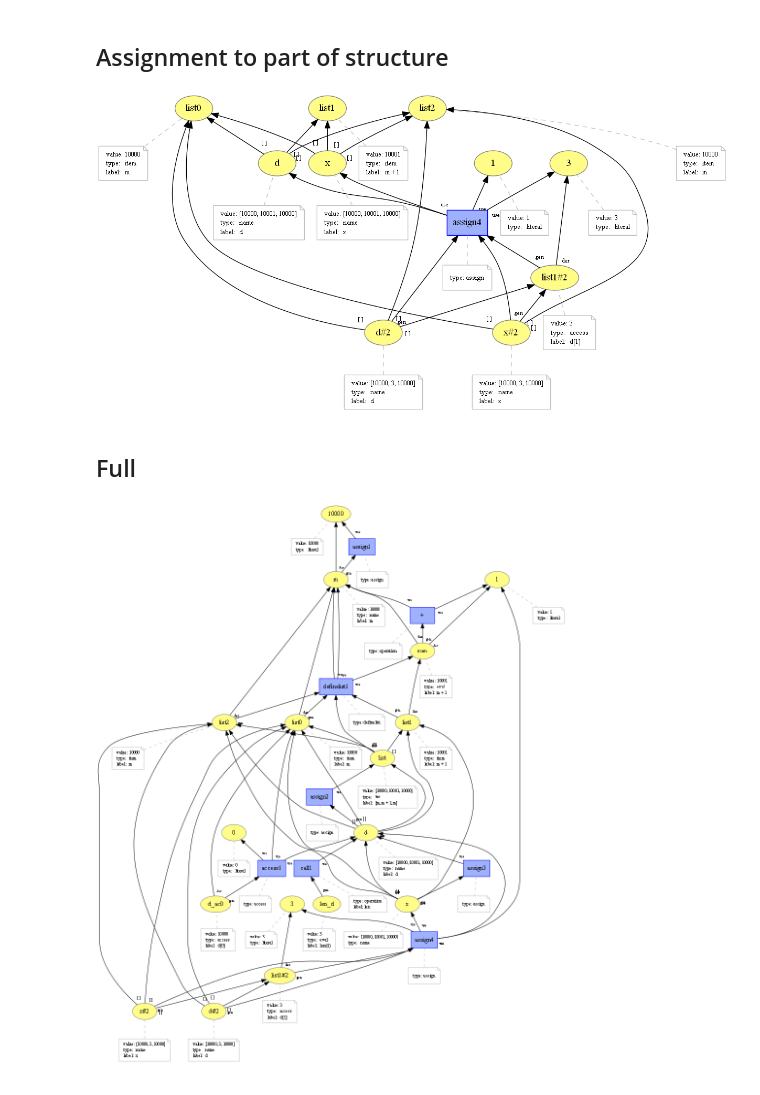
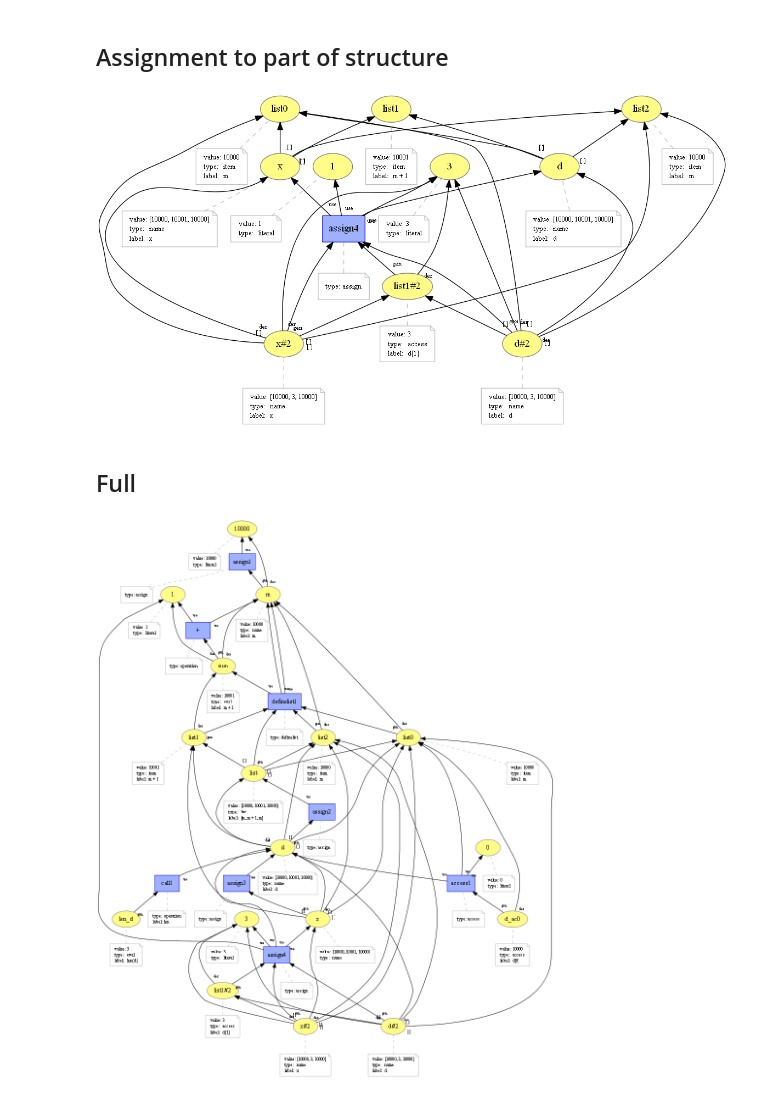
Before and after one commit to dew-uff/versioned-prov, a Jupyter notebook: notebooks/[PROV] Mapping.ipynb, the cells around one changed output. Drawn from its saved outputs; the diff is of its cells as text; code cells hidden in the pictures.

```diff
--- a/notebooks/[PROV] Mapping.ipynb
+++ b/notebooks/[PROV] Mapping.ipynb
@@ -204,38 +204,42 @@ hadMember(d, list1)
 hadMember(d, list2)
 
 entity(x, [value="[10000, 10001, 10000]", type="script:name", label="x"])
 hadMember(x, list0)
 hadMember(x, list1)
 hadMember(x, list2)
 entity(1, [value="1", type="script:literal"])
 
 
 // new
 
 entity(3, [value="3", type="script:literal"])
 entity(list1#2, [value="3", type="script:access", label="d[1]"])
 
 entity(d#2, [value="[10000, 3, 10000]", type="script:name", label="d"])
 hadMember(d#2, list0)
 hadMember(d#2, list1#2)
 hadMember(d#2, list2)
 
 entity(x#2, [value="[10000, 3, 10000]", type="script:name", label="x"])
 hadMember(x#2, list0)
 hadMember(x#2, list1#2)
 hadMember(x#2, list2)
 
 activity(assign4, [type="script:assign"])
-used(assign4, d, -)
-used(assign4, x, -)
 used(assign4, 1, -)
 used(u16; assign4, 3, -)
-wasGeneratedBy(d#2, assign4, -)
-wasGeneratedBy(x#2, assign4, -)
 wasGeneratedBy(g16; list1#2, assign4, -)
 wasDerivedFrom(list1#2, 3, assign4, g16, u16)
+used(u17; assign4, d, -)
+wasGeneratedBy(g17; d#2, assign4, -)
+wasDerivedFrom(d#2, d, assign4, g17, u17)
+wasDerivedFrom(d#2, 3, assign4, g17, u16)
+used(u18; assign4, x, -)
+wasGeneratedBy(g18; x#2, assign4, -)
+wasDerivedFrom(x#2, x, assign4, g18, u18)
+wasDerivedFrom(x#2, 3, assign4, g18, u16)
 # %% [output]
-[figure, old version]
+[figure, new version]
 # %% [markdown]
 ## Full
 # %%
@@ -341,13 +345,17 @@ hadMember(x#2, list1#2)
 hadMember(x#2, list2)
 
 activity(assign4, [type="script:assign"])
-used(assign4, d, -)
-used(assign4, x, -)
 used(assign4, 1, -)
 used(u16; assign4, 3, -)
-wasGeneratedBy(d#2, assign4, -)
-wasGeneratedBy(x#2, assign4, -)
 wasGeneratedBy(g16; list1#2, assign4, -)
 wasDerivedFrom(list1#2, 3, assign4, g16, u16)
+used(u17; assign4, d, -)
+wasGeneratedBy(g17; d#2, assign4, -)
+wasDerivedFrom(d#2, d, assign4, g17, u17)
+wasDerivedFrom(d#2, 3, assign4, g17, u16)
+used(u18; assign4, x, -)
+wasGeneratedBy(g18; x#2, assign4, -)
+wasDerivedFrom(x#2, x, assign4, g18, u18)
+wasDerivedFrom(x#2, 3, assign4, g18, u16)
 # %% [output]
-[figure, old version]
+[figure, new version]
```
Also changed, not shown: 22 other files.
